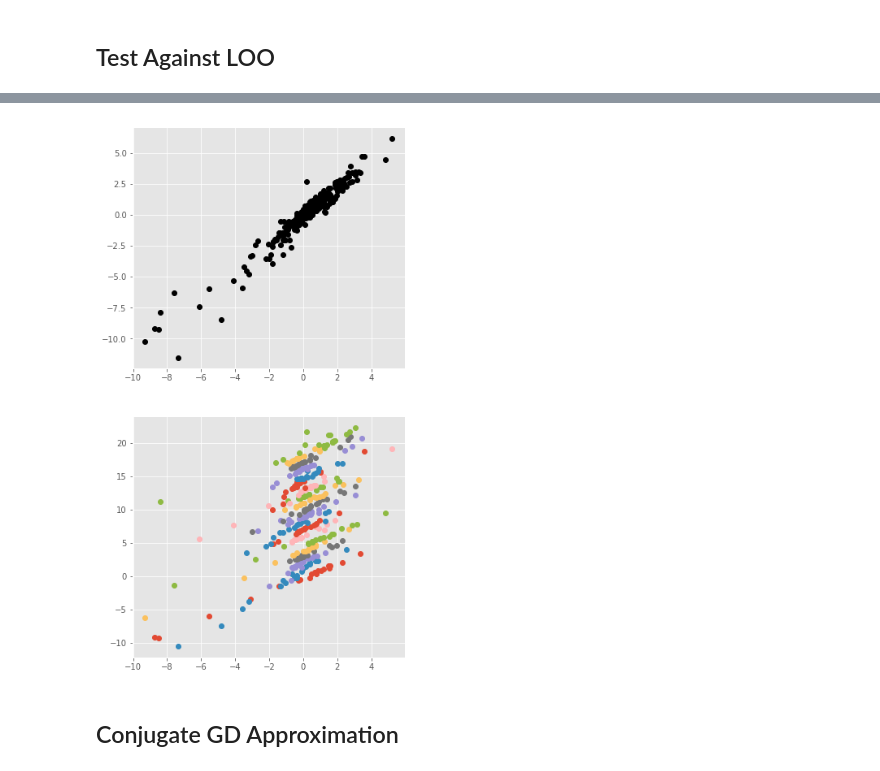
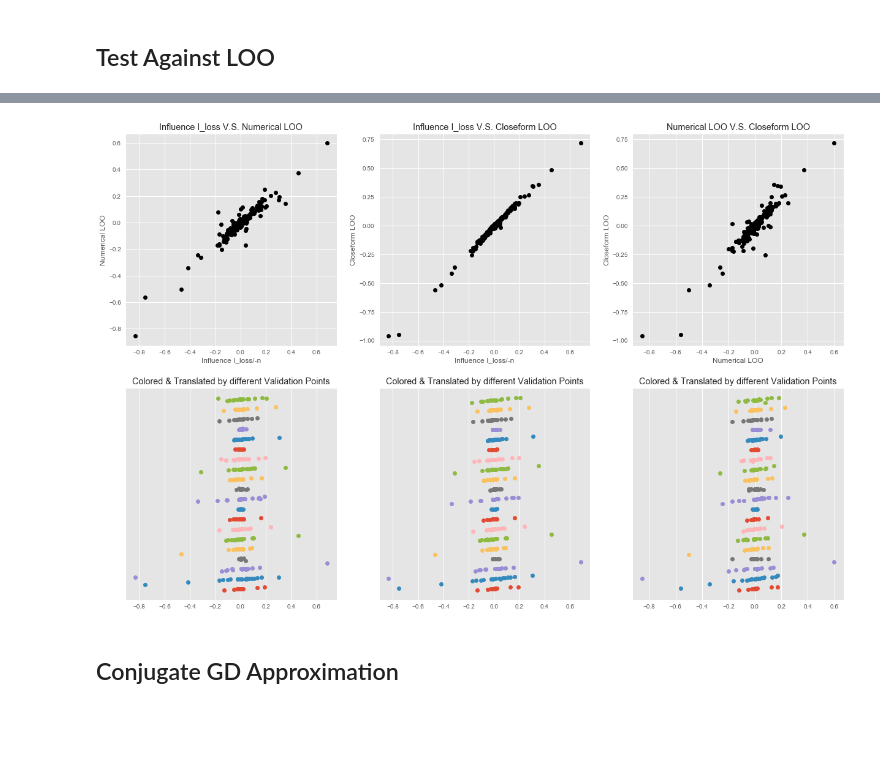
Before and after one commit to zedyang/46927-Project, a Jupyter notebook: ridge_lin_reg.ipynb, the cells around one changed output, grey strips where cells are left out. Drawn from its saved outputs; the diff is of its cells as text; code cells hidden in the pictures; blank space fills up the shorter version.

```diff
--- a/ridge_lin_reg.ipynb
+++ b/ridge_lin_reg.ipynb
@@ -140,11 +147,0 @@ Wall time: 38.4 s
-# %%
-fig, axes = plt.subplots(2, 1,figsize=(6,12))
-n_tr, _ = X_train.shape
-n_te, _ = X_test.shape
-
-for j in range(n_te):
-    axes[0].plot(I_loss_bf[j,:]/(-n_tr), I_loss_loo[j,:],
-                 'o', color='black')
-    axes[1].plot(I_loss_bf[j,:]/(-n_tr), I_loss_loo[j,:]+j, 'o')
-# %% [output]
-[figure, removed]
@@ -151,3 +168,43 @@ for j in range(n_te):
+# %%
+fig, axes = plt.subplots(2, 3 ,figsize=(21,14))
+n_tr, _ = X_train.shape
+n_te, _ = X_test.shape
+
+for j in range(n_te):
+    axes[0,0].plot(I_loss_bf[j,:]/(-n_tr), I_loss_loo[j,:],
+                 'o', color='black')
+    axes[0,1].plot(I_loss_bf[j,:]/(-n_tr), loo_loss_cf[j,:],
+                 'o', color='black')
+    axes[0,2].plot(I_loss_loo[j,:], loo_loss_cf[j,:],
+                 'o', color='black')
+
+    axes[1,0].plot(I_loss_bf[j,:]/(-n_tr), I_loss_loo[j,:]+j, 'o')
+    axes[1,1].plot(I_loss_bf[j,:]/(-n_tr), loo_loss_cf[j,:]+j, 'o')
+    axes[1,2].plot(I_loss_loo[j,:], loo_loss_cf[j,:]+j, 'o')
+
+axes[0,0].update({
+    'title':'Influence I_loss V.S. Numerical LOO',
+    'xlabel': 'Influence I_loss/-n',
+    'ylabel': 'Numerical LOO'})
+axes[0,1].update({
+    'title':'Influence I_loss V.S. Closeform LOO',
+    'xlabel': 'Influence I_loss/-n',
+    'ylabel': 'Closeform LOO'})
+axes[0,2].update({
+    'title':'Numerical LOO V.S. Closeform LOO',
+    'xlabel': 'Numerical LOO',
+    'ylabel': 'Closeform LOO'})
+axes[1,0].update({
+    'title':'Colored & Translated by different Validation Points',
+    'yticks': []})
+axes[1,1].update({
+    'title':'Colored & Translated by different Validation Points',
+    'yticks': []})
+_ = axes[1,2].update({
+    'title':'Colored & Translated by different Validation Points',
+    'yticks': []})
+# %% [output]
+[figure, added]
 # %% [markdown]
 ## Conjugate GD Approximation
 # %%
```
Also changed, not shown: parts of 11 cells of this notebook, 6 other files.
